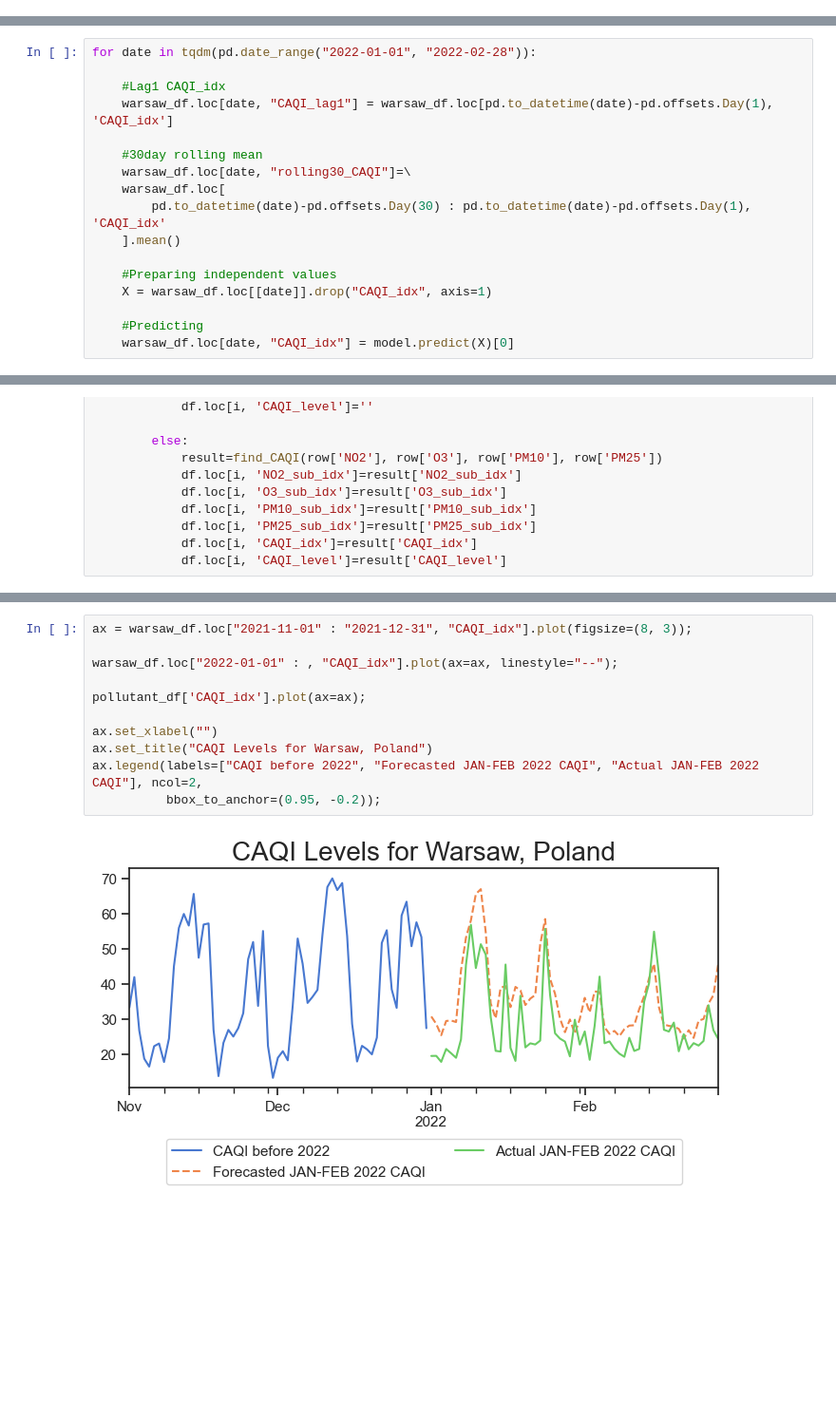
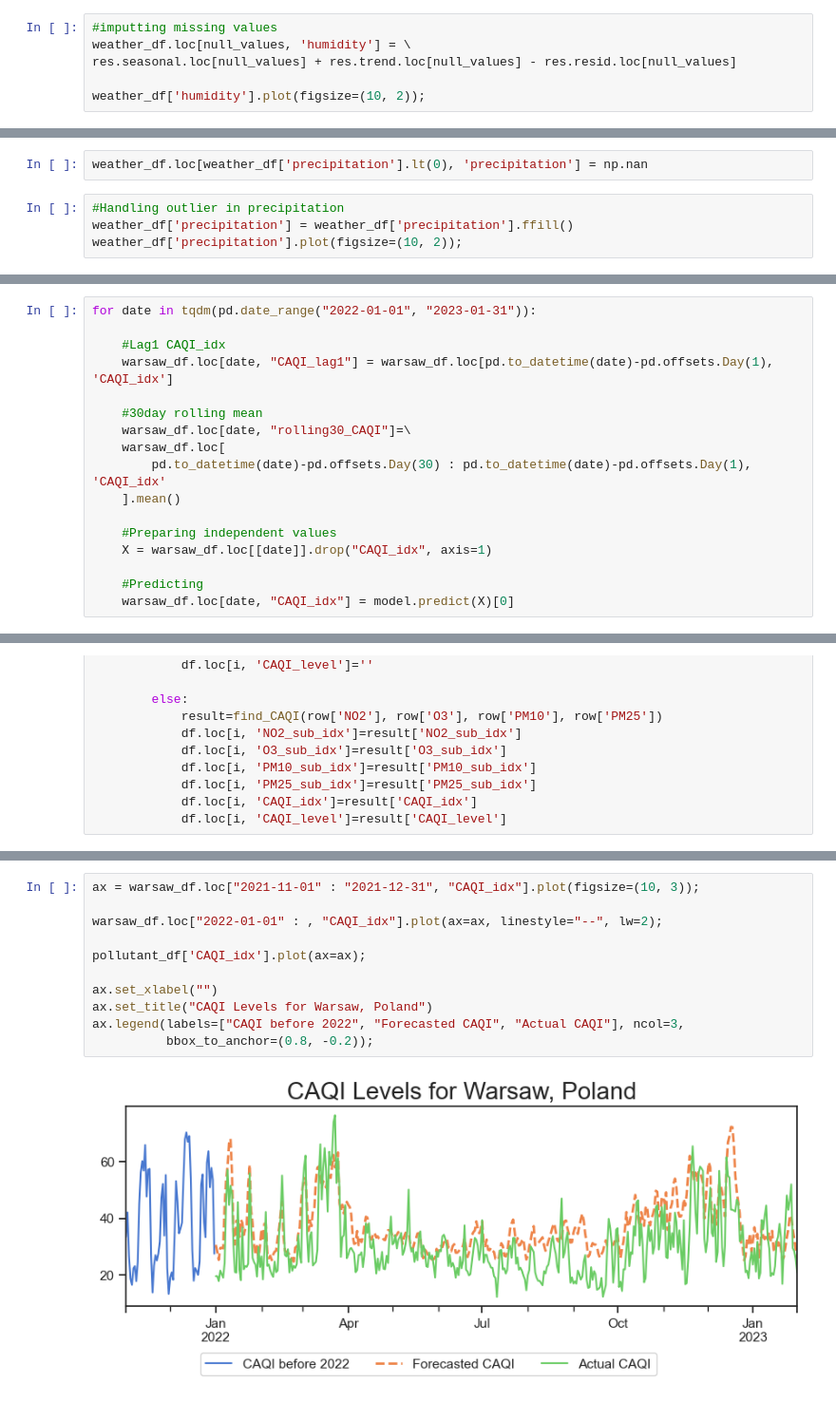
Before and after one commit to OmdenaAI/warsaw-poland-chapter-air-pollution, a Jupyter notebook: src/tasks/task-4-modeling/Joseph Antony_Modelling/4. Forecasting.ipynb, the cells around one changed output, grey strips where cells are left out. Shown at 95% size. Saved outputs shown, nothing was run; the diff lists cells and outputs as text; blank space fills up the shorter version.

Commit message:
Updated Forecasting notebook. Forecasting CAQI from Jan 2022 to Jan 2023 - Joseph

```diff
--- a/src/tasks/task-4-modeling/Joseph Antony_Modelling/4. Forecasting.ipynb
+++ b/src/tasks/task-4-modeling/Joseph Antony_Modelling/4. Forecasting.ipynb
@@ -140,0 +172,6 @@ warsaw_df=full_future_df.query("powiat_voivod=='powiat warszawa, mazowieckie'")
+# %%
+#imputting missing values
+weather_df.loc[null_values, 'humidity'] = \
+res.seasonal.loc[null_values] + res.trend.loc[null_values] - res.resid.loc[null_values]
+
+weather_df['humidity'].plot(figsize=(10, 2));
@@ -140,0 +180,6 @@ warsaw_df=full_future_df.query("powiat_voivod=='powiat warszawa, mazowieckie'")
+# %%
+weather_df.loc[weather_df['precipitation'].lt(0), 'precipitation'] = np.nan
+# %%
+#Handling outlier in precipitation
+weather_df['precipitation'] = weather_df['precipitation'].ffill()
+weather_df['precipitation'].plot(figsize=(10, 2));
@@ -154,7 +215,7 @@ with open("final_model.pkl", "rb") as r:
 # %% [markdown]
 For each date, we will need the lag1 CAQI value and rolling 30day mean CAQI value. The prediction will be done iteratively.
 # %%
-for date in tqdm(pd.date_range("2022-01-01", "2022-02-28")):
+for date in tqdm(pd.date_range("2022-01-01", "2023-01-31")):
 
     #Lag1 CAQI_idx
     warsaw_df.loc[date, "CAQI_lag1"] = warsaw_df.loc[pd.to_datetime(date)-pd.offsets.Day(1), 'CAQI_idx']
@@ -348,16 +406,16 @@ iterate_data_frame(df=pollutant_df)
 # %%
-ax = warsaw_df.loc["2021-11-01" : "2021-12-31", "CAQI_idx"].plot(figsize=(8, 3));
+ax = warsaw_df.loc["2021-11-01" : "2021-12-31", "CAQI_idx"].plot(figsize=(10, 3));
 
-warsaw_df.loc["2022-01-01" : , "CAQI_idx"].plot(ax=ax, linestyle="--");
+warsaw_df.loc["2022-01-01" : , "CAQI_idx"].plot(ax=ax, linestyle="--", lw=2);
 
 pollutant_df['CAQI_idx'].plot(ax=ax);
 
 ax.set_xlabel("")
 ax.set_title("CAQI Levels for Warsaw, Poland")
-ax.legend(labels=["CAQI before 2022", "Forecasted JAN-FEB 2022 CAQI", "Actual JAN-FEB 2022 CAQI"], ncol=2,
-          bbox_to_anchor=(0.95, -0.2));
+ax.legend(labels=["CAQI before 2022", "Forecasted CAQI", "Actual CAQI"], ncol=3,
+          bbox_to_anchor=(0.8, -0.2));
 # %% [output]
-[figure, old version]
+[figure, new version]
 # %%
 rmse = mean_squared_error(pollutant_df['CAQI_idx'],
                           warsaw_df.loc["2022-01-01" : , "CAQI_idx"],
```
Also changed, not shown: parts of 49 cells of this notebook, 1 other file.
